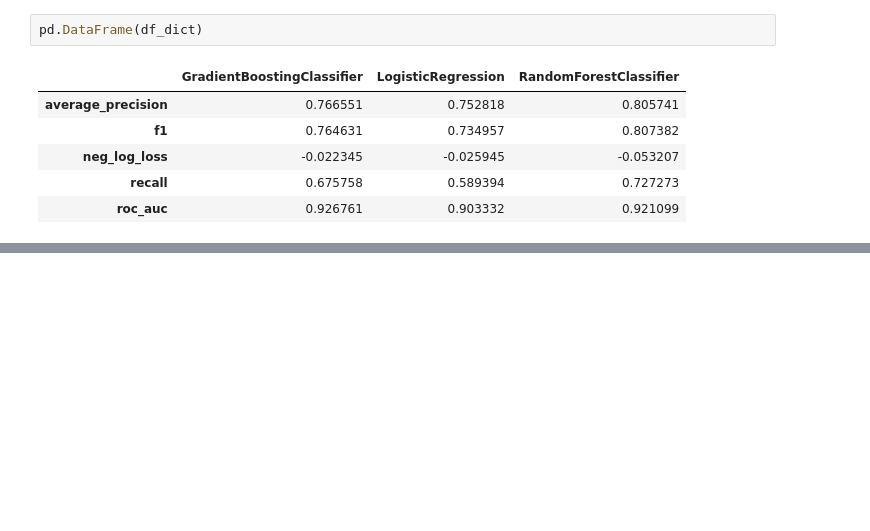
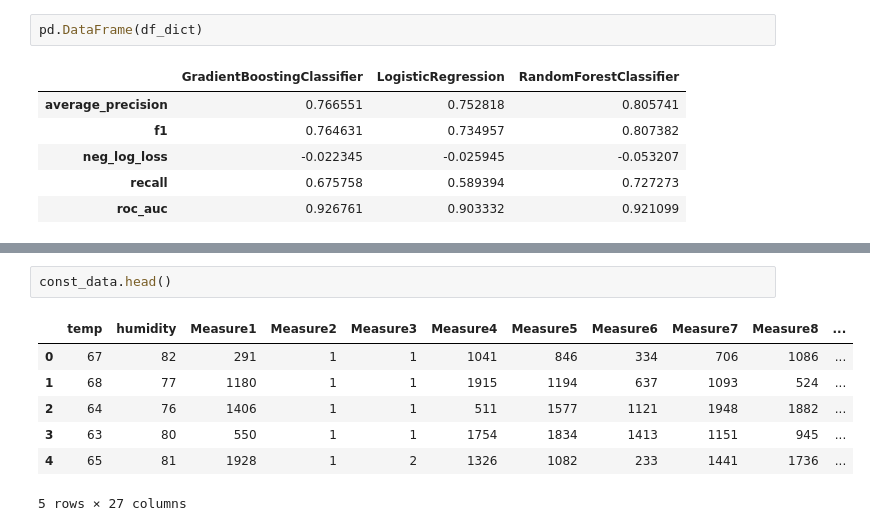
Before and after one commit to kurtrm/predicting_equipment_failure, a Jupyter notebook: notebooks/data_exp.ipynb, the cells around one changed output, grey strips where cells are left out. Saved outputs shown, nothing was run; the diff lists cells and outputs as text; blank space fills up the shorter version.

```diff
--- a/notebooks/data_exp.ipynb
+++ b/notebooks/data_exp.ipynb
@@ -535,0 +559,10 @@ pd.DataFrame(df_dict)
+# %%
+const_data.head()
+# %% [output]
+|  | temp | humidity | Measure1 | Measure2 | Measure3 | Measure4 | Measure5 | Measure6 | Measure7 | Measure8 | ... |
+| 0 | 67 | 82 | 291 | 1 | 1 | 1041 | 846 | 334 | 706 | 1086 | ... |
+| 1 | 68 | 77 | 1180 | 1 | 1 | 1915 | 1194 | 637 | 1093 | 524 | ... |
+| 2 | 64 | 76 | 1406 | 1 | 1 | 511 | 1577 | 1121 | 1948 | 1882 | ... |
+| 3 | 63 | 80 | 550 | 1 | 1 | 1754 | 1834 | 1413 | 1151 | 945 | ... |
+| 4 | 65 | 81 | 1928 | 1 | 2 | 1326 | 1082 | 233 | 1441 | 1736 | ... |
+5 rows × 27 columns
```
Also changed, not shown: parts of 3 cells of this notebook, 1 other file.
